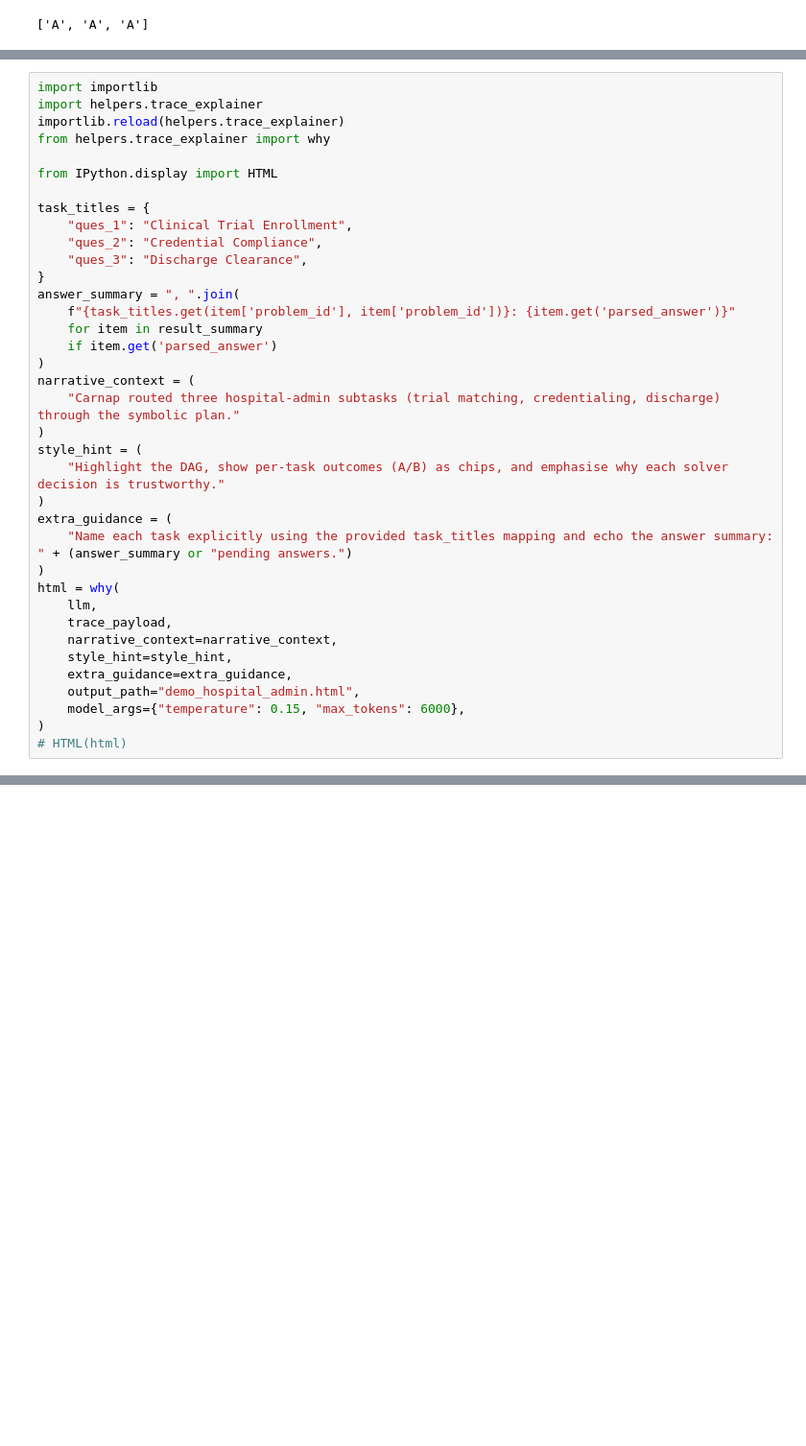
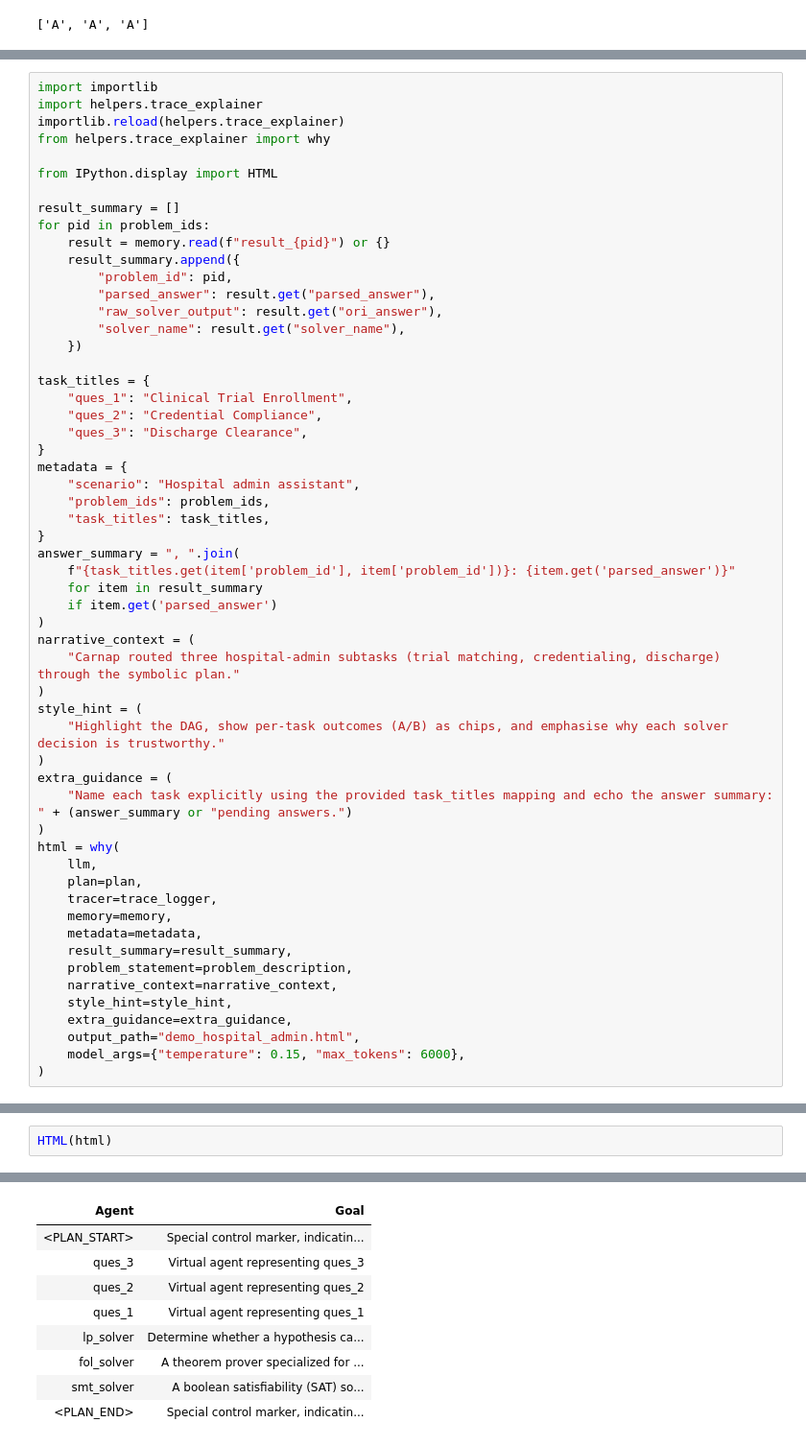
Before and after one commit to idiap/adaptive_symbolic_reasoning, a Jupyter notebook: demo_hospital_admin.ipynb, the cells around one changed output, grey strips where cells are left out. Shown: that part at 96% size. Drawn from its saved outputs; the diff is of its cells as text; blank space fills up the shorter version.

```diff
--- a/demo_hospital_admin.ipynb
+++ b/demo_hospital_admin.ipynb
@@ -257,10 +223,25 @@ from helpers.trace_explainer import why
 
 from IPython.display import HTML
 
+result_summary = []
+for pid in problem_ids:
+    result = memory.read(f"result_{pid}") or {}
+    result_summary.append({
+        "problem_id": pid,
+        "parsed_answer": result.get("parsed_answer"),
+        "raw_solver_output": result.get("ori_answer"),
+        "solver_name": result.get("solver_name"),
+    })
+
 task_titles = {
     "ques_1": "Clinical Trial Enrollment",
     "ques_2": "Credential Compliance",
     "ques_3": "Discharge Clearance",
+}
+metadata = {
+    "scenario": "Hospital admin assistant",
+    "problem_ids": problem_ids,
+    "task_titles": task_titles,
 }
 answer_summary = ", ".join(
     f"{task_titles.get(item['problem_id'], item['problem_id'])}: {item.get('parsed_answer')}"
@@ -278,12 +259,16 @@ extra_guidance = (
 )
 html = why(
     llm,
-    trace_payload,
+    plan=plan,
+    tracer=trace_logger,
+    memory=memory,
+    metadata=metadata,
+    result_summary=result_summary,
+    problem_statement=problem_description,
     narrative_context=narrative_context,
     style_hint=style_hint,
     extra_guidance=extra_guidance,
     output_path="demo_hospital_admin.html",
     model_args={"temperature": 0.15, "max_tokens": 6000},
 )
-# HTML(html)
 # %% [output]
@@ -296,0 +284,3 @@ html = why(
+# %%
+HTML(html)
+# %% [output]
@@ -296,0 +304,9 @@ html = why(
+| Agent | Goal |
+| <PLAN_START> | Special control marker, indicatin... |
+| ques_3 | Virtual agent representing ques_3 |
+| ques_2 | Virtual agent representing ques_2 |
+| ques_1 | Virtual agent representing ques_1 |
+| lp_solver | Determine whether a hypothesis ca... |
+| fol_solver | A theorem prover specialized for ... |
+| smt_solver | A boolean satisfiability (SAT) so... |
+| <PLAN_END> | Special control marker, indicatin... |
```
Also changed, not shown: parts of 11 cells of this notebook, 4 other files.
